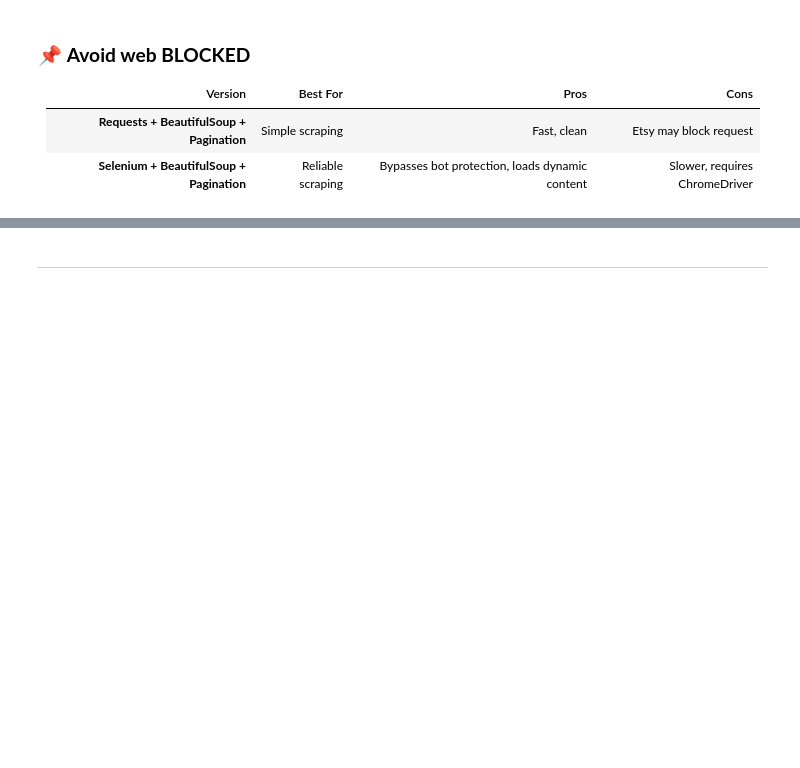
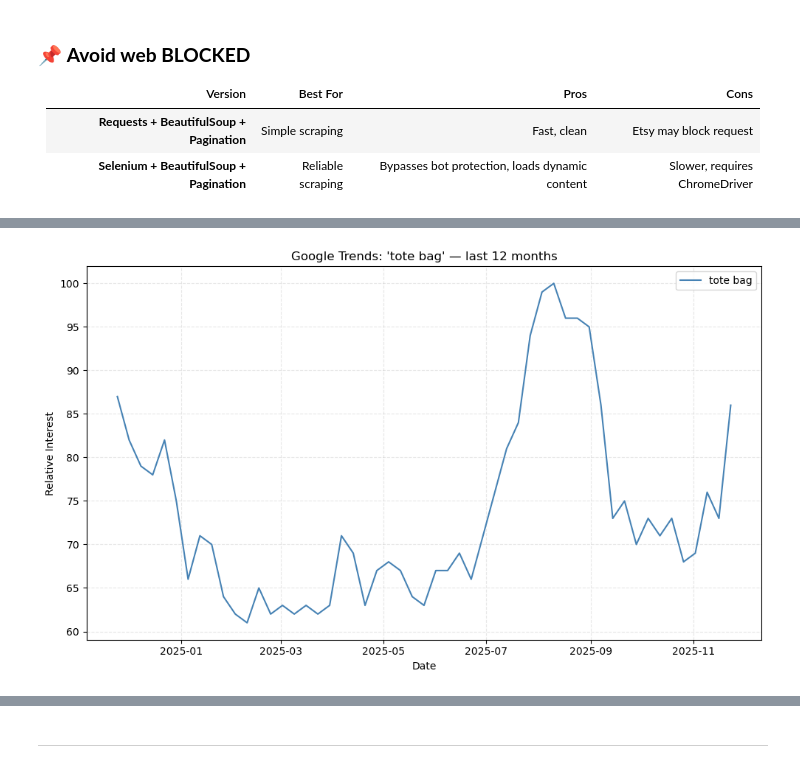
Before and after one commit to samia-boubaya/project_03-Etsy-POD-Trends, a Jupyter notebook: notebooks/PROJECT 03.ipynb, the cells around one changed output, grey strips where cells are left out. Drawn from its saved outputs; the diff is of its cells as text; code cells hidden in the pictures; blank space fills up the shorter version.

```diff
--- a/notebooks/PROJECT 03.ipynb
+++ b/notebooks/PROJECT 03.ipynb
@@ -134,0 +158,66 @@ If blocked, using headers, rotating proxies, or the Etsy API will be required.
+# %%
+import requests
+import pandas as pd
+import matplotlib.pyplot as plt
+from datetime import datetime
+
+def fetch_google_trends(keyword, timeframe='today 12-m', geo=''):
+    """
+    Fetch Google Trends 'interest over time' data using the unofficial JSON API.
+    :param keyword: string, search term
+    :param timeframe: string, e.g. 'today 12-m' for last 12 months
+    :param geo: string, country code, '' for worldwide
+    :return: pandas DataFrame with date and interest
+    """
+    url = 'https://trends.google.com/trends/api/widgetdata/multiline/csv'
+    session = requests.Session()
+
+    # Step 1: get token
+    explore_url = 'https://trends.google.com/trends/explore'
+    params = {
+        'q': keyword,
+        'date': timeframe,
+        'geo': geo,
+        'hl': 'en-US',
+    }
+    r = session.get(explore_url, params=params)
+
+    # Step 2: build payload (simplified)
+    pytrends_payload = {
+        'comparisonItem': [{'keyword': keyword, 'geo': geo, 'time': timeframe}],
+        'category': 0,
+        'property': ''
+    }
+
+    # Step 3: Use pytrends library if installed, or fallback to requests
+    try:
+        from pytrends.request import TrendReq
+        pytrend = TrendReq(hl='en-US', tz=360)
+        pytrend.build_payload([keyword], timeframe=timeframe, geo=geo)
+        df = pytrend.interest_over_time()
+        if 'isPartial' in df.columns:
+            df = df.drop(columns=['isPartial'])
+        return df
+    except ImportError:
+        print("Pytrends not installed. Using CSV download from Trends (may be limited).")
+        print("For full functionality, install pytrends: pip install pytrends")
+        return None
+
+def plot_trend(df, keyword):
+    plt.figure(figsize=(10,6))
+    plt.plot(df.index, df[keyword], label=keyword, color='steelblue')
+    plt.title(f"Google Trends: '{keyword}' — last 12 months")
+    plt.xlabel('Date')
+    plt.ylabel('Relative Interest')
+    plt.grid(True, linestyle='--', alpha=0.3)
+    plt.legend()
+    plt.tight_layout()
+    plt.show()
+
+if __name__ == "__main__":
+    keyword = "tote bag"
+    df = fetch_google_trends(keyword)
+    if df is not None:
+        plot_trend(df, keyword)
+# %% [output]
+[figure, added]
```
Also changed, not shown: parts of 8 cells of this notebook, 2 other files.
